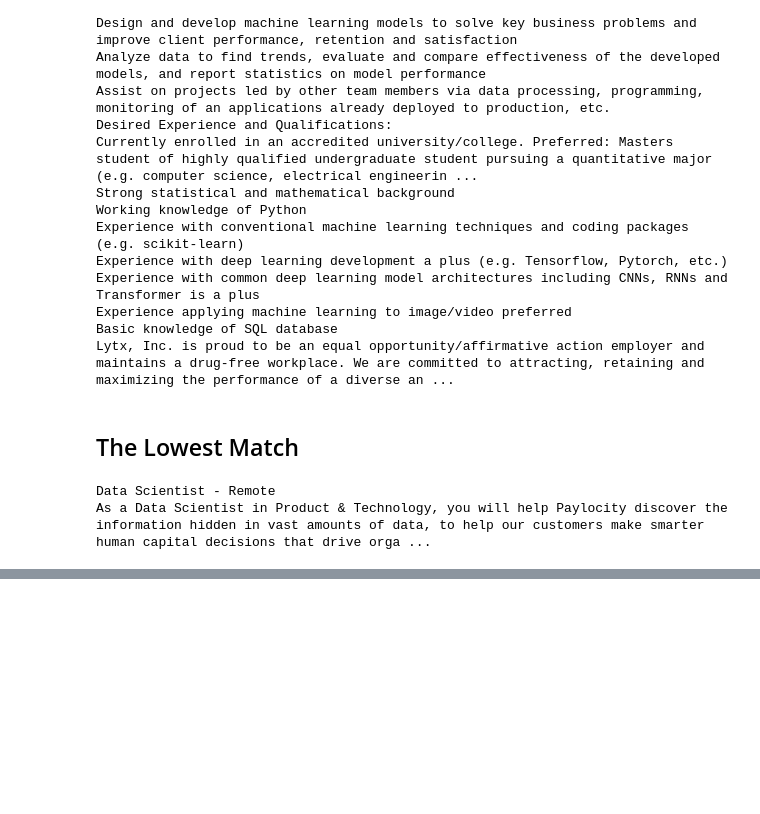
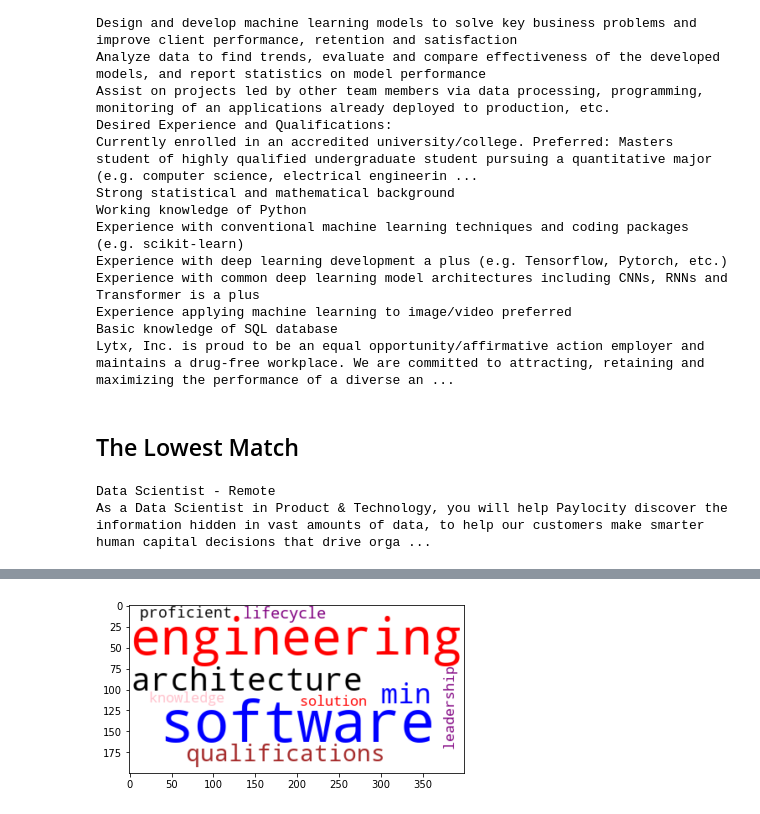
Before and after one commit to ambreen2006/nlp_job_postings, a Jupyter notebook: ML_Pipeline.ipynb, the cells around one changed output, grey strips where cells are left out. Saved outputs shown, nothing was run; the diff lists cells and outputs as text; code cells hidden in the pictures; blank space fills up the shorter version.

```diff
--- a/ML_Pipeline.ipynb
+++ b/ML_Pipeline.ipynb
@@ -267,0 +346,6 @@ As a Data Scientist in Product & Technology, you will help Paylocity discover th
+# %%
+word_cloud_image = cluster_to_image(cluster_groups[2])
+plt.imshow(word_cloud_image, interpolation="bilinear")
+plt.show()
+# %% [output]
+[figure, added]
```
Also changed, not shown: parts of 22 cells of this notebook.
